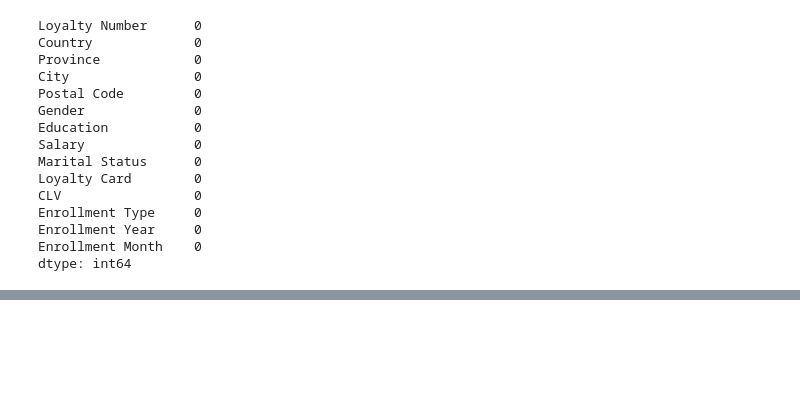
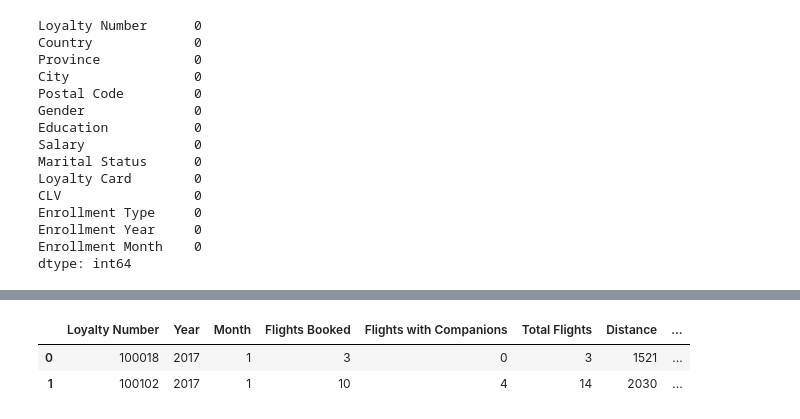
Before and after one commit to Adalab/bda-modulo-3-evaluacion-final-nerearial, a Jupyter notebook: bda-modulo-3-evaluacion-final-nerearial.ipynb, the cells around one changed output, grey strips where cells are left out. Cells and saved outputs as stored; diff of their text form; code cells hidden in the pictures; blank space fills up the shorter version.

```diff
--- a/bda-modulo-3-evaluacion-final-nerearial.ipynb
+++ b/bda-modulo-3-evaluacion-final-nerearial.ipynb
@@ -454,0 +466,6 @@ loyalty.to_csv('Files/loyalty-history-clean.csv')
+# %%
+flight.head(2)
+# %% [output]
+|  | Loyalty Number | Year | Month | Flights Booked | Flights with Companions | Total Flights | Distance | ... |
+| 0 | 100018 | 2017 | 1 | 3 | 0 | 3 | 1521 | ... |
+| 1 | 100102 | 2017 | 1 | 10 | 4 | 14 | 2030 | ... |
```
Also changed, not shown: parts of 4 cells of this notebook.
